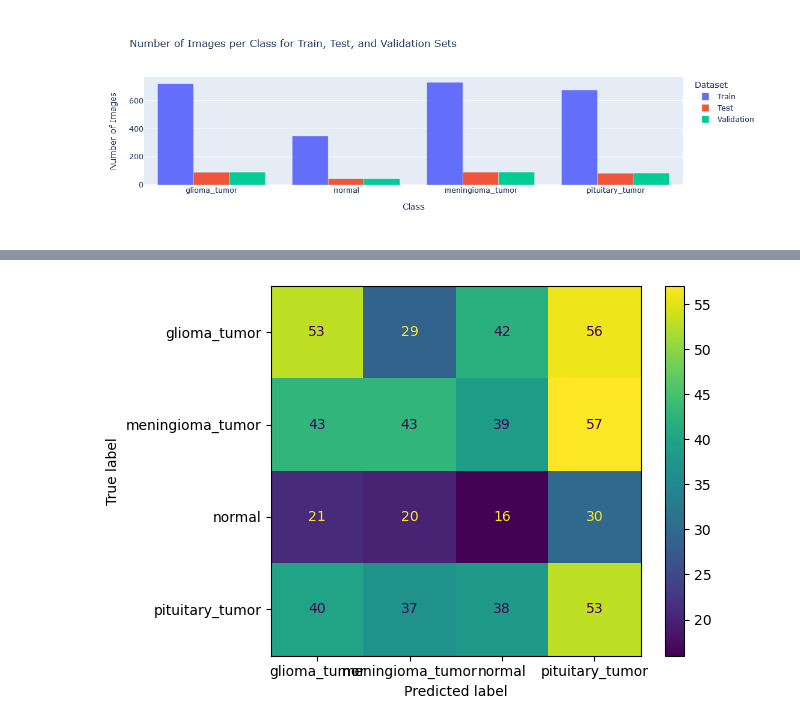
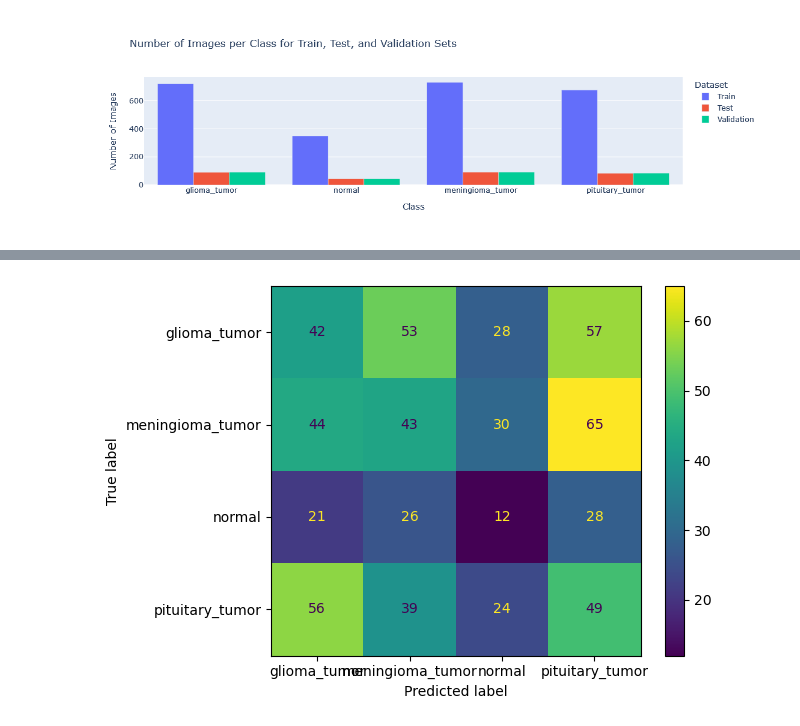
Before and after one commit to oscarverhagen/ATDS_Oscar_Orlando, a Jupyter notebook: Oscar-Hersentumor2.ipynb, the cells around one changed output, grey strips where cells are left out. Drawn from its saved outputs; the diff is of its cells as text; code cells hidden in the pictures.

Commit message:
Werkend model jay

```diff
--- a/Oscar-Hersentumor2.ipynb
+++ b/Oscar-Hersentumor2.ipynb
@@ -163,7 +163,7 @@ reduce_lr = ReduceLROnPlateau(monitor='val_loss', factor=0.2, patience=3)
 checkpoint = ModelCheckpoint("best_model.keras", save_best_only=True)
 
 # Train the Model
-history = model.fit(train_generator, epochs=50, validation_data=validation_generator, callbacks=[early_stopping, reduce_lr, checkpoint])
+history = model.fit(train_generator, epochs=25, validation_data=validation_generator, callbacks=[early_stopping, reduce_lr, checkpoint])
 
 # Evaluate Model - use validation_generator as the test set
 test_loss, test_accuracy = model.evaluate(validation_generator)
@@ -198,4 +198,4 @@ Test accuracy: 0.6888
-[figure, old version]
+[figure, new version]
 # %%
 def display_predictions(generator, model, num_images=10):
     # Set up figure for display
```
Also changed, not shown: parts of 3 cells of this notebook, 1 other file.
